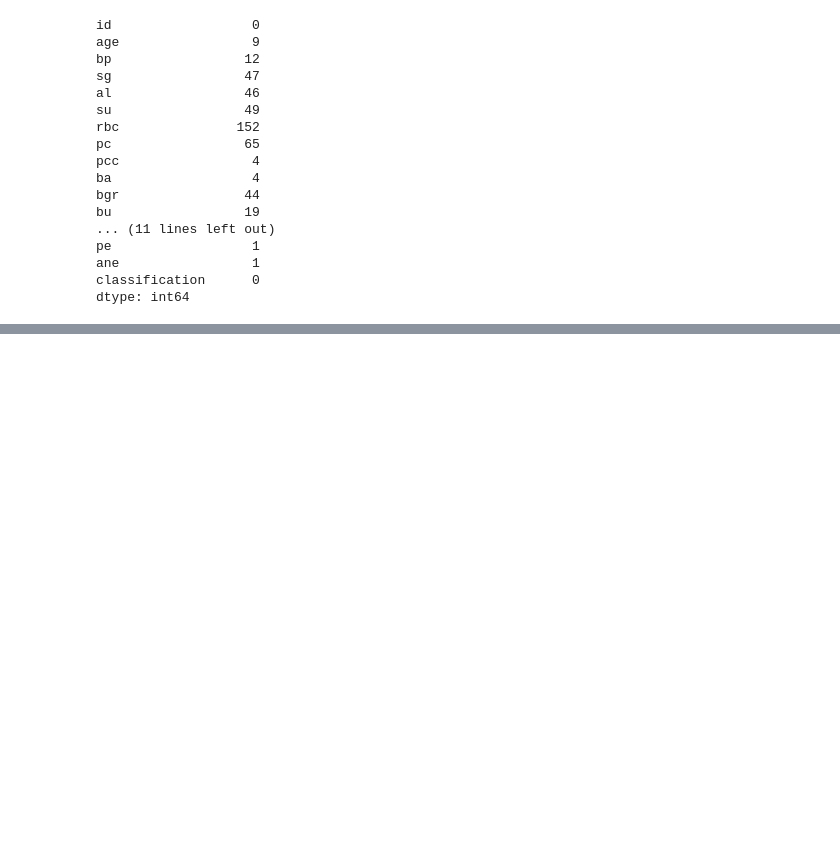
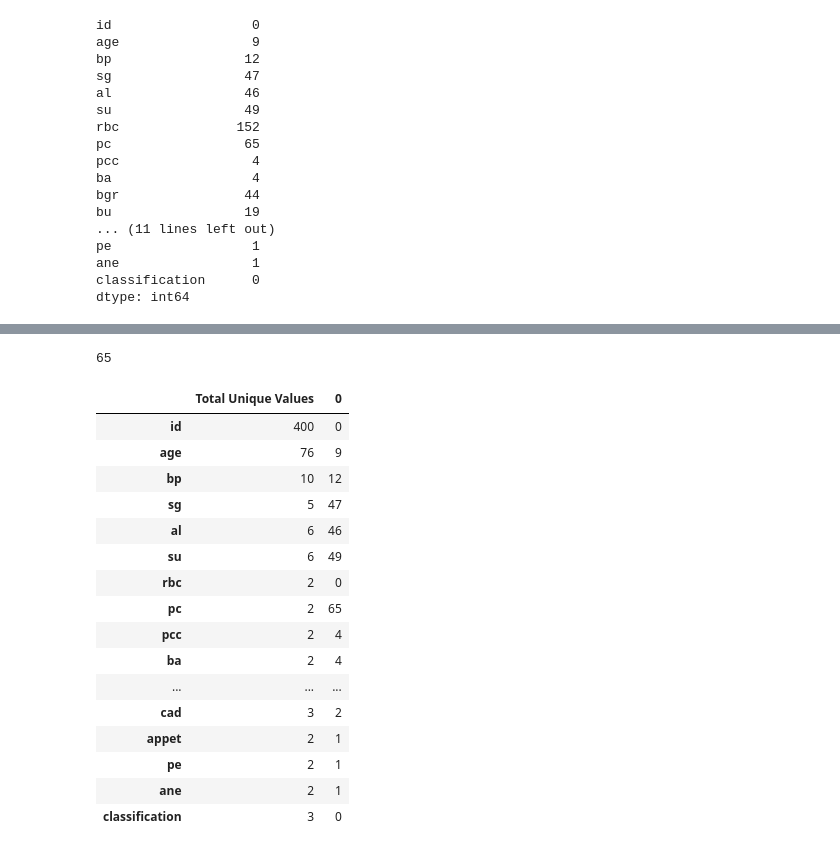
Before and after one commit to TaeMD/ML-projects, a Jupyter notebook: Predicting_CKD.ipynb, the cells around one changed output, grey strips where cells are left out. Drawn from its saved outputs; the diff is of its cells as text; code cells hidden in the pictures; blank space fills up the shorter version.

```diff
--- a/Predicting_CKD.ipynb
+++ b/Predicting_CKD.ipynb
@@ -112,0 +280,2 @@ missingno.bar(df, color='b')
+# %%
+df['rc'] = df.groupby('hemo')['rc'].apply(lambda x:x.fillna(x.mean()))
@@ -112,0 +309,35 @@ missingno.bar(df, color='b')
+# %%
+df['rc'].value_counts().count()
+# %% [output]
+65
+# %%
+unique_number = []
+
+for i in df.columns:
+  n = df[i].value_counts().count()
+  unique_number.append(n)
+
+uni_df = pd.DataFrame(unique_number, index= df.columns, columns = ['Total Unique Values'])
+# %%
+na = df.isnull().sum()
+na_df = pd.DataFrame(na, index = df.columns)
+# %%
+pd.concat([uni_df, na_df], axis=1)
+# %% [output]
+|  | Total Unique Values | 0 |
+| id | 400 | 0 |
+| age | 76 | 9 |
+| bp | 10 | 12 |
+| sg | 5 | 47 |
+| al | 6 | 46 |
+| su | 6 | 49 |
+| rbc | 2 | 0 |
+| pc | 2 | 65 |
+| pcc | 2 | 4 |
+| ba | 2 | 4 |
+| ... | ... | ... |
+| cad | 3 | 2 |
+| appet | 2 | 1 |
+| pe | 2 | 1 |
+| ane | 2 | 1 |
+| classification | 3 | 0 |
```
Also changed, not shown: parts of 28 cells of this notebook.
